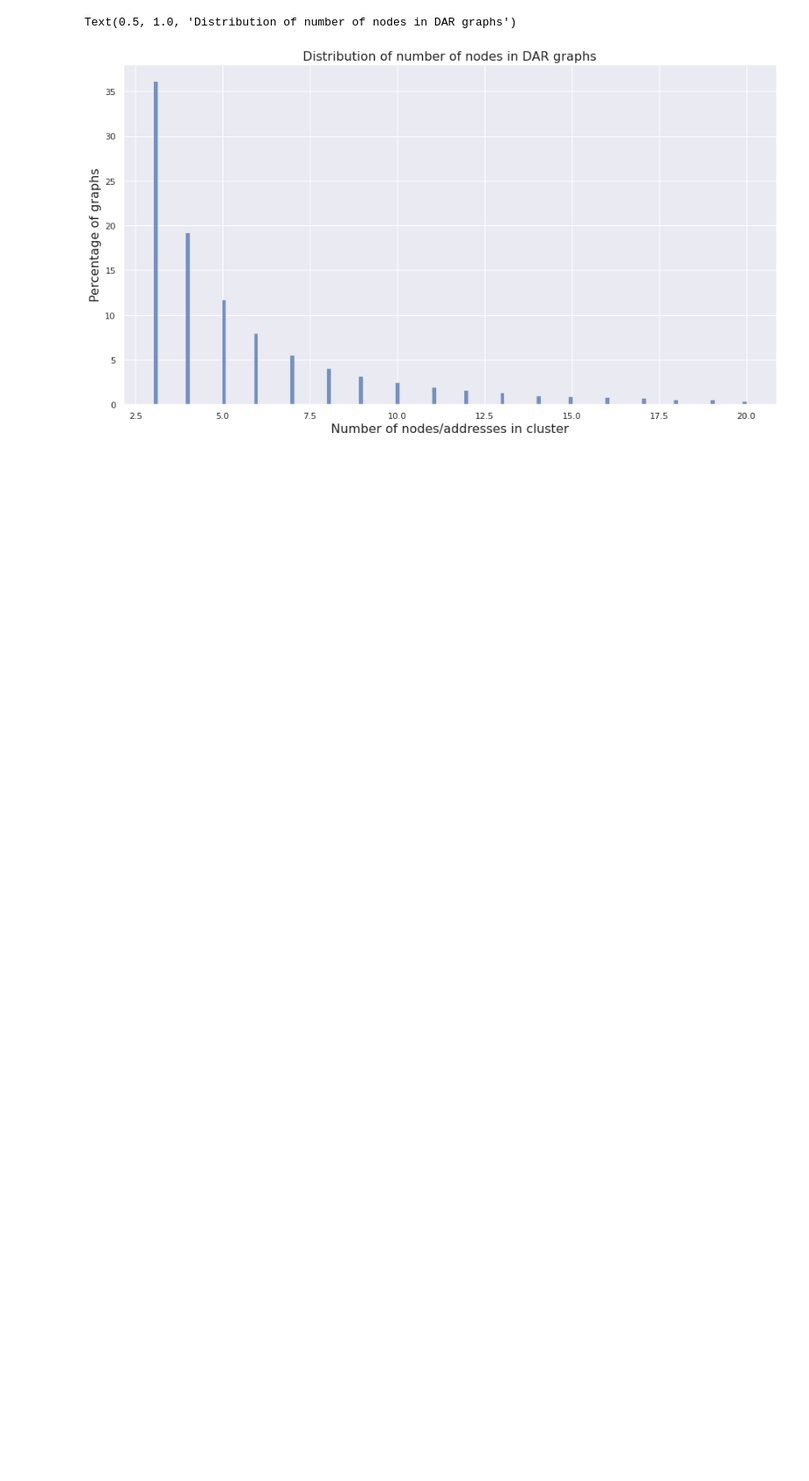
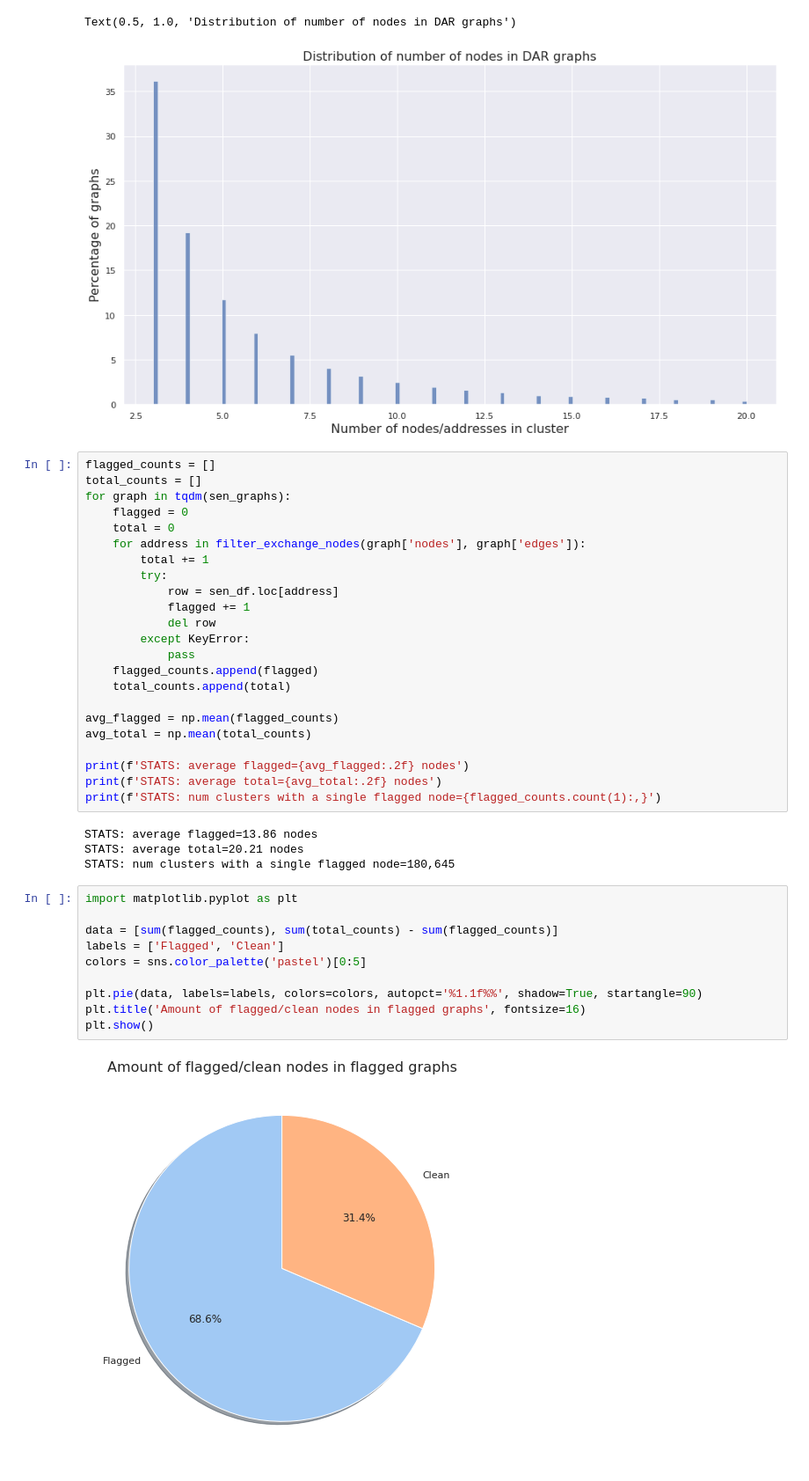
Before and after one commit to ethereum-aml-tool/indago, a Jupyter notebook: notebooks/cluster_results.ipynb, the cells around one changed output. Shown at 88% size. Cells and saved outputs as stored; diff of their text form; blank space fills up the shorter version.

Commit message:
some more dar graphing

```diff
--- a/notebooks/cluster_results.ipynb
+++ b/notebooks/cluster_results.ipynb
@@ -118,3 +120,42 @@ p.set_title('Distribution of number of nodes in DAR graphs', fontsize=16)
 # %% [output]
 Text(0.5, 1.0, 'Distribution of number of nodes in DAR graphs')
 [figure]
+# %%
+flagged_counts = []
+total_counts = []
+for graph in tqdm(sen_graphs):
+    flagged = 0
+    total = 0
+    for address in filter_exchange_nodes(graph['nodes'], graph['edges']):
+        total += 1
+        try:
+            row = sen_df.loc[address]
+            flagged += 1
+            del row
+        except KeyError:
+            pass
+    flagged_counts.append(flagged)
+    total_counts.append(total)
+
+avg_flagged = np.mean(flagged_counts)
+avg_total = np.mean(total_counts)
+
+print(f'STATS: average flagged={avg_flagged:.2f} nodes')
+print(f'STATS: average total={avg_total:.2f} nodes')
+print(f'STATS: num clusters with a single flagged node={flagged_counts.count(1):,}')
+# %% [output]
+STATS: average flagged=13.86 nodes
+STATS: average total=20.21 nodes
+STATS: num clusters with a single flagged node=180,645
+# %%
+import matplotlib.pyplot as plt
+
+data = [sum(flagged_counts), sum(total_counts) - sum(flagged_counts)]
+labels = ['Flagged', 'Clean']
+colors = sns.color_palette('pastel')[0:5]
+
+plt.pie(data, labels=labels, colors=colors, autopct='%1.1f%%', shadow=True, startangle=90)
+plt.title('Amount of flagged/clean nodes in flagged graphs', fontsize=16)
+plt.show()
+# %% [output]
+[figure, added]
```
Also changed, not shown: parts of 2 cells of this notebook.
